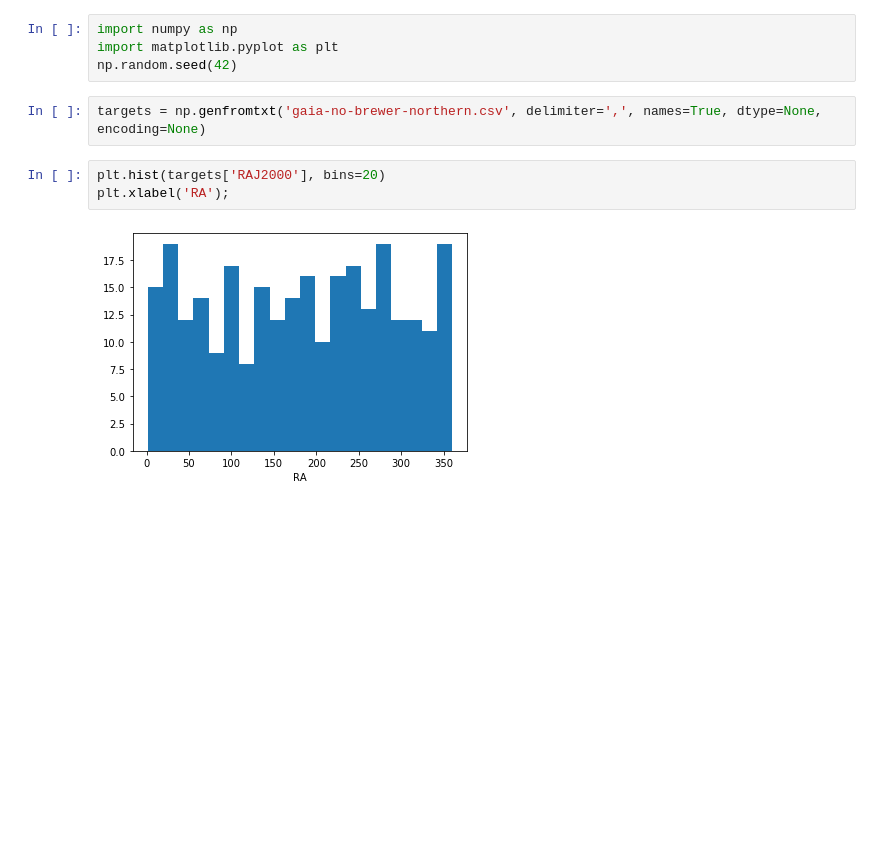
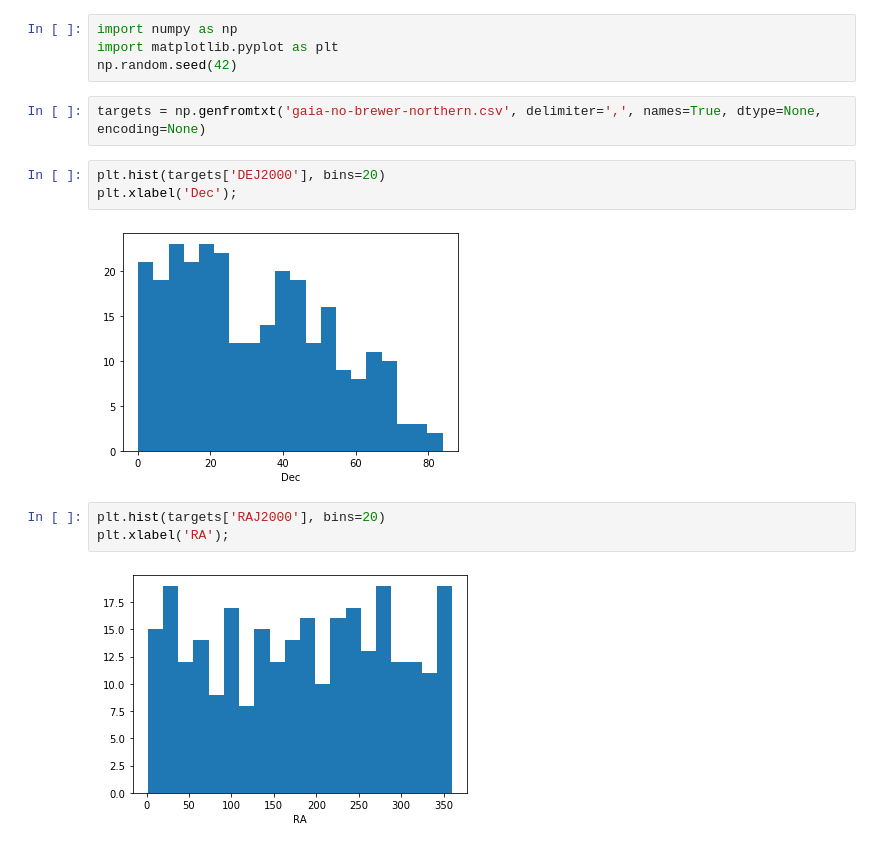
Before and after one commit to megbedell/thethethe, a Jupyter notebook: survey-time-calculator.ipynb, the cells around one changed output. Drawn from its saved outputs; the diff is of its cells as text; blank space fills up the shorter version.

```diff
--- a/survey-time-calculator.ipynb
+++ b/survey-time-calculator.ipynb
@@ -4,6 +4,11 @@ import matplotlib.pyplot as plt
 np.random.seed(42)
 # %%
 targets = np.genfromtxt('gaia-no-brewer-northern.csv', delimiter=',', names=True, dtype=None, encoding=None)
+# %%
+plt.hist(targets['DEJ2000'], bins=20)
+plt.xlabel('Dec');
+# %% [output]
+[figure, added]
 # %%
 plt.hist(targets['RAJ2000'], bins=20)
 plt.xlabel('RA');
```
Also changed, not shown: parts of 18 cells of this notebook.
